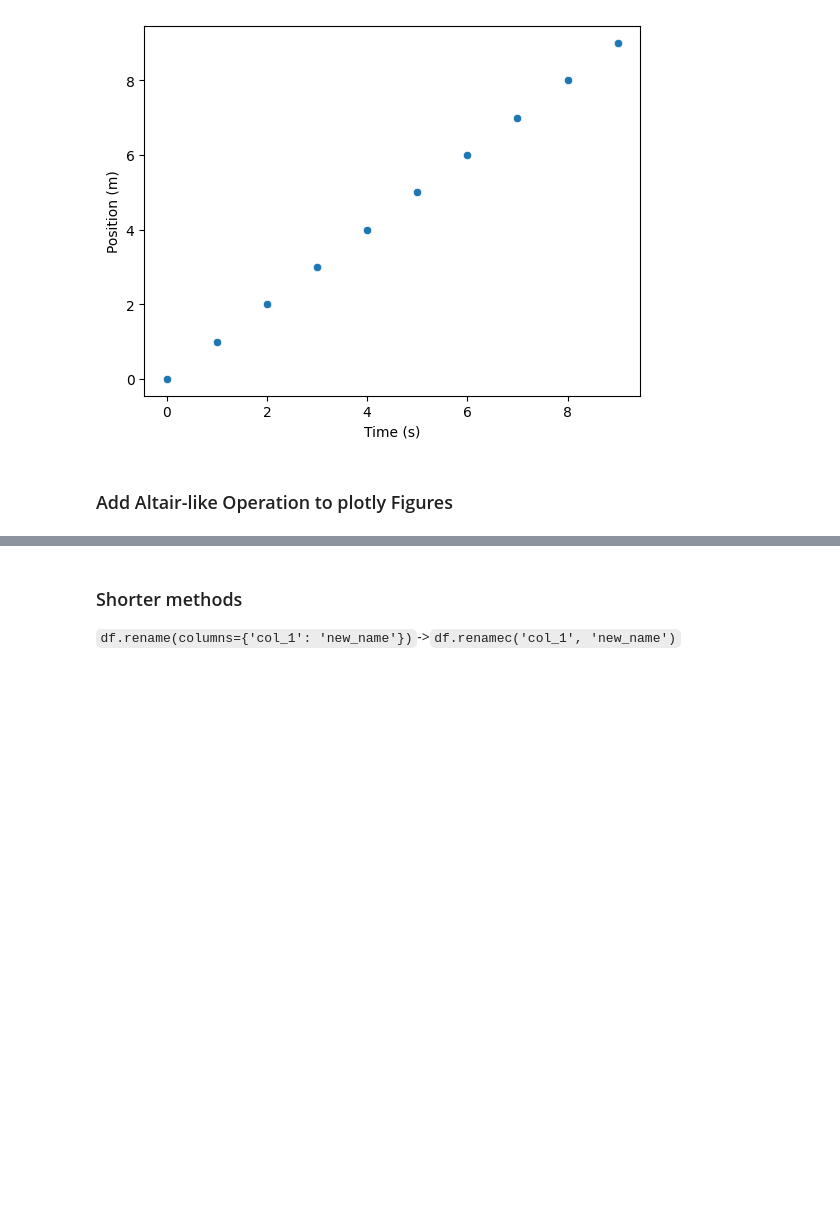
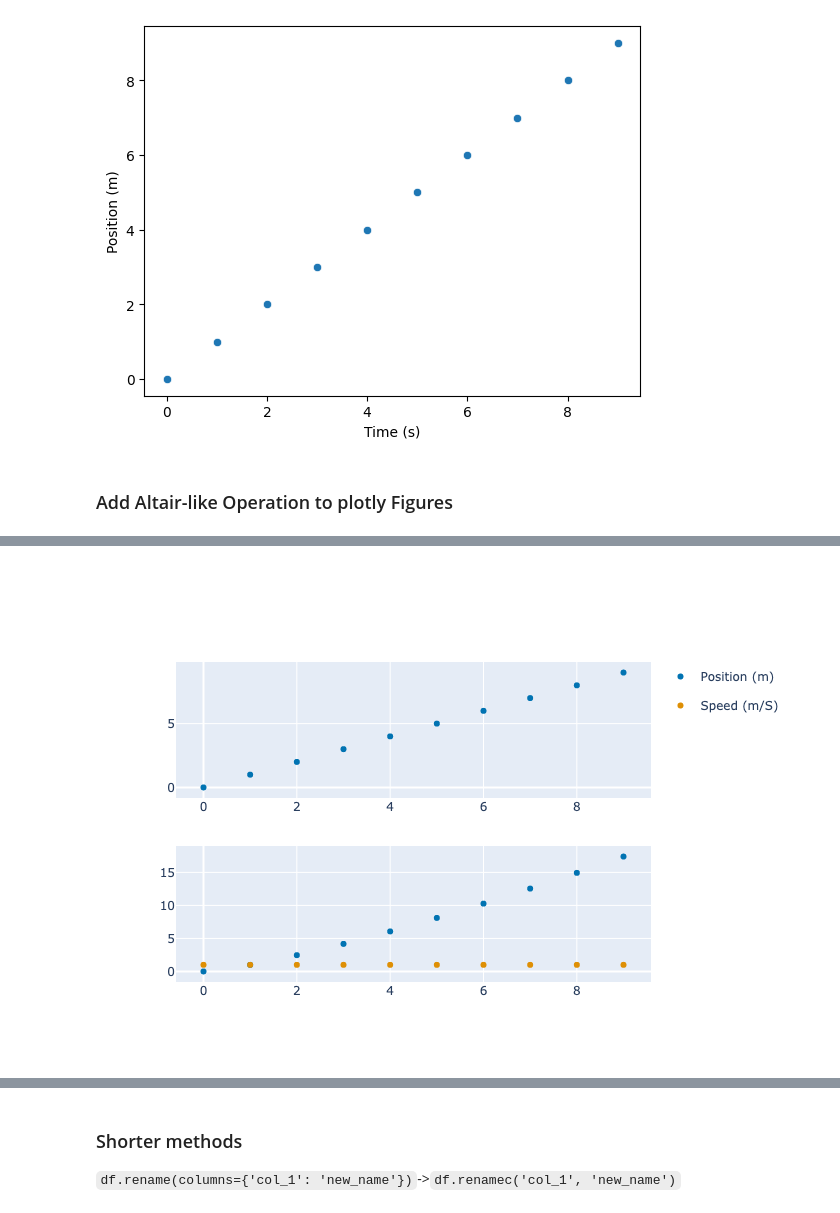
Before and after one commit to asappinc/pdpatch, a Jupyter notebook: index.ipynb, the cells around one changed output, grey strips where cells are left out. Drawn from its saved outputs; the diff is of its cells as text; code cells hidden in the pictures; blank space fills up the shorter version.

```diff
--- a/index.ipynb
+++ b/index.ipynb
@@ -39,5 +41,7 @@ fig
 # %%
 fig = px.scatter(df,x='time__s__', y='time__s__') / px.scatter(df,x='time__s__', y=['position__m__', 'speed__m/s__'])
-fig
+fig.show('png')
+# %% [output]
+[figure, added]
 # %%
 fig = px.scatter(df,x='time__s__', y='time__s__') | px.scatter(df,x='time__s__', y=['position__m__', 'speed__m/s__'])
```
Also changed, not shown: parts of 2 cells of this notebook, 4 other files.
